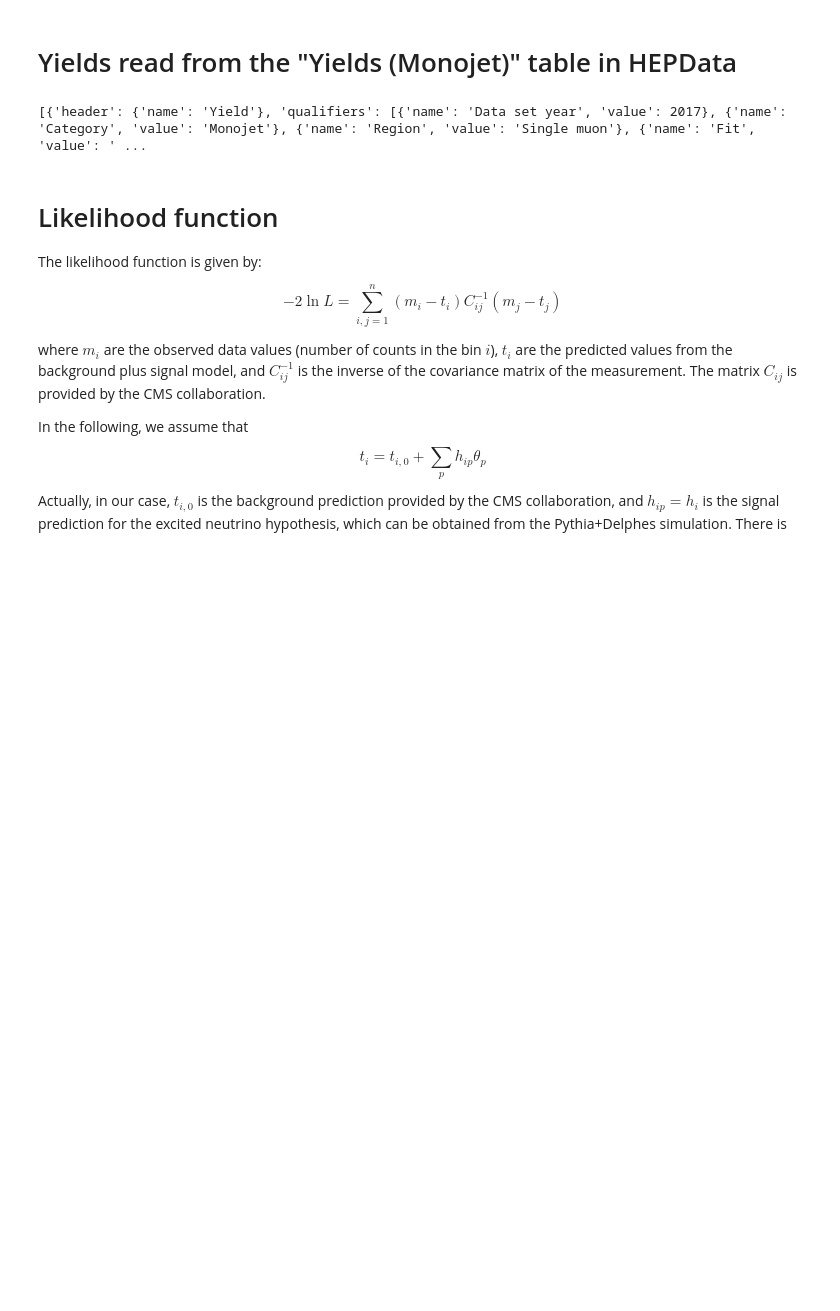
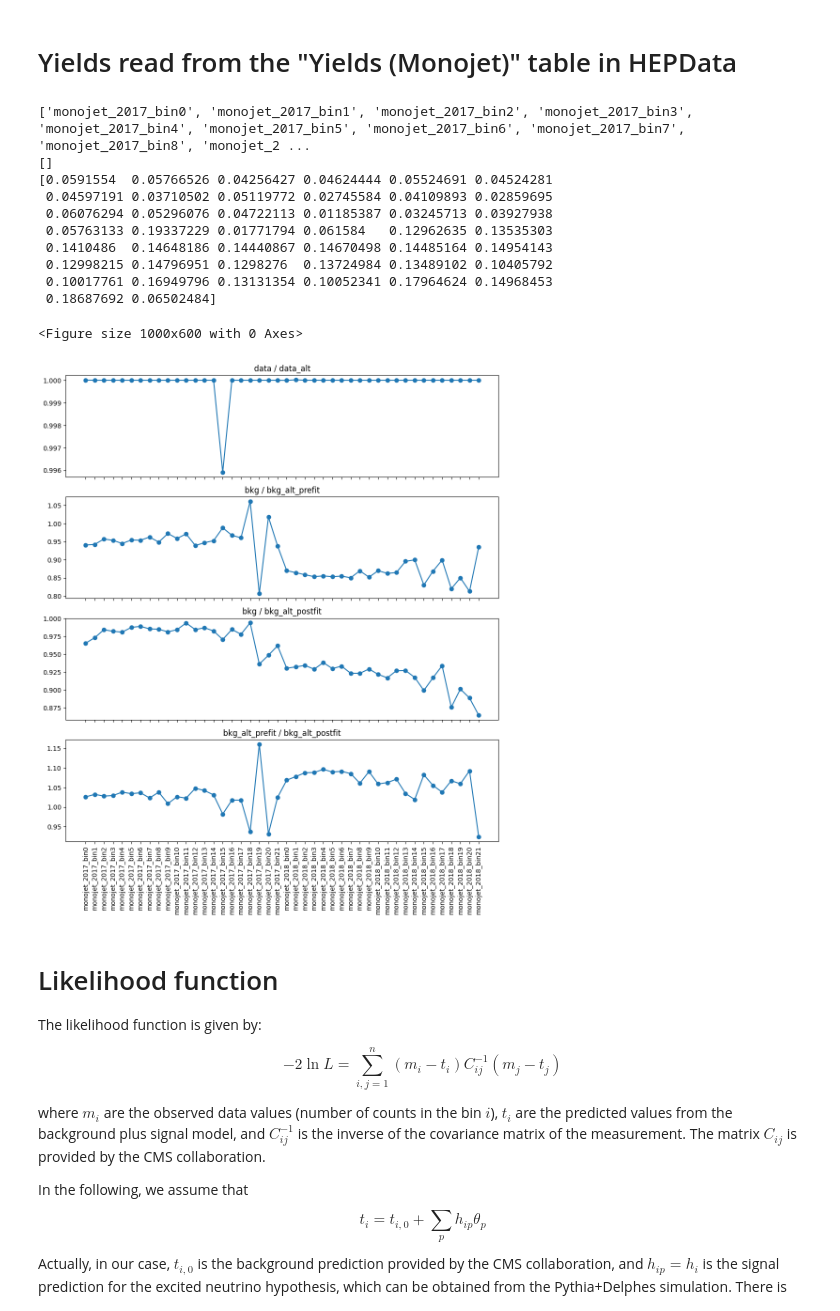
Before and after one commit to vojtechpleskot/covli, a Jupyter notebook: covli_development_monojet.ipynb, the cells around one changed output. Drawn from its saved outputs; the diff is of its cells as text; code cells hidden in the pictures; blank space fills up the shorter version.

Commit message:
covli_development_monojet.ipynb updated; the reading of all kinds of inputs is correct in the notebook

```diff
--- a/covli_development_monojet.ipynb
+++ b/covli_development_monojet.ipynb
@@ -167,8 +167,3 @@ All values match.
 import yaml
 with open("data/monoj_yields_not_from_simplified_likelihood.yaml", "r") as f:
     alt_yields = yaml.safe_load(f)
-
-# Check the structure of alt_yields and compare the yields in alt_yields with the yields in monov_yields for the bins corresponding to 2017 and 2018.
-print(alt_yields['dependent_variables'])
-# %% [output]
-[{'header': {'name': 'Yield'}, 'qualifiers': [{'name': 'Data set year', 'value': 2017}, {'name': 'Category', 'value': 'Monojet'}, {'name': 'Region', 'value': 'Single muon'}, {'name': 'Fit', 'value': ' ...
@@ -175,3 +214,58 @@ print(alt_yields['dependent_variables'])
+# %%
+# Compare the yields obtained from the `simplified likelihood` and `yields` hepdata tables.
+print(bin_names)
+
+# Data
+# ----
+data = np.array(monov_data)
+data_alt = get_yields(process = 'Data')
+# Compare the relative difference between data and data_alt for each bin, and print the result for each bin where the relative difference is greater than 1e-2.
+rel_diff = np.abs(data - data_alt) / np.maximum(np.abs(data), np.abs(data_alt))
+print(rel_diff[rel_diff > 1e-2])
+
+# Bkg
+# ----
+bkg = np.array(monov_bkg)
+bkg_alt_prefit = get_yields(process = 'Total SM', fit = 'Prefit')
+# Compare the relative difference between bkg and bkg_alt_prefit for each bin, and print the result for each bin where the relative difference is greater than 1e-2.
+rel_diff = np.abs(bkg - bkg_alt_prefit) / np.maximum(np.abs(bkg), np.abs(bkg_alt_prefit))
+print(rel_diff[rel_diff > 1e-2])
+
+bkg_alt_postfit = get_yields(process = 'Total SM', fit = 'B-only')
+
+
+# Draw the following ratios in the same plot:
+# - data / data_alt
+# - bkg / bkg_alt_prefit
+# - bkg / bkg_alt_postfit
+# - bkg_alt_prefit / bkg_alt_postfit
+import matplotlib.pyplot as plt
+plt.figure(figsize=(10, 6))
+fig, (ax1, ax2, ax3, ax4) = plt.subplots(4, 1, sharex=True, figsize=(10, 12))
+ax1.set_title("data / data_alt")
+ax1.plot(bin_names, data / data_alt, marker='o')
+ax2.set_title("bkg / bkg_alt_prefit")
+ax2.plot(bin_names, bkg / bkg_alt_prefit, marker='o')
+ax3.set_title("bkg / bkg_alt_postfit")
+ax3.plot(bin_names, bkg / bkg_alt_postfit, marker='o')
+ax4.set_title("bkg_alt_prefit / bkg_alt_postfit")
+ax4.plot(bin_names, bkg_alt_prefit / bkg_alt_postfit, marker='o')
+plt.xticks(rotation=90)
+plt.tight_layout()
+plt.show()
+# %% [output]
+['monojet_2017_bin0', 'monojet_2017_bin1', 'monojet_2017_bin2', 'monojet_2017_bin3', 'monojet_2017_bin4', 'monojet_2017_bin5', 'monojet_2017_bin6', 'monojet_2017_bin7', 'monojet_2017_bin8', 'monojet_2 ...
+[]
+[0.0591554  0.05766526 0.04256427 0.04624444 0.05524691 0.04524281
+ 0.04597191 0.03710502 0.05119772 0.02745584 0.04109893 0.02859695
+ 0.06076294 0.05296076 0.04722113 0.01185387 0.03245713 0.03927938
+ 0.05763133 0.19337229 0.01771794 0.061584   0.12962635 0.13535303
+ 0.1410486  0.14648186 0.14440867 0.14670498 0.14485164 0.14954143
+ 0.12998215 0.14796951 0.1298276  0.13724984 0.13489102 0.10405792
+ 0.10017761 0.16949796 0.13131354 0.10052341 0.17964624 0.14968453
+ 0.18687692 0.06502484]
+<Figure size 1000x600 with 0 Axes>
+[figure, added]
 # %% [markdown]
 # Likelihood function
 
```
Also changed, not shown: parts of 13 cells of this notebook.
